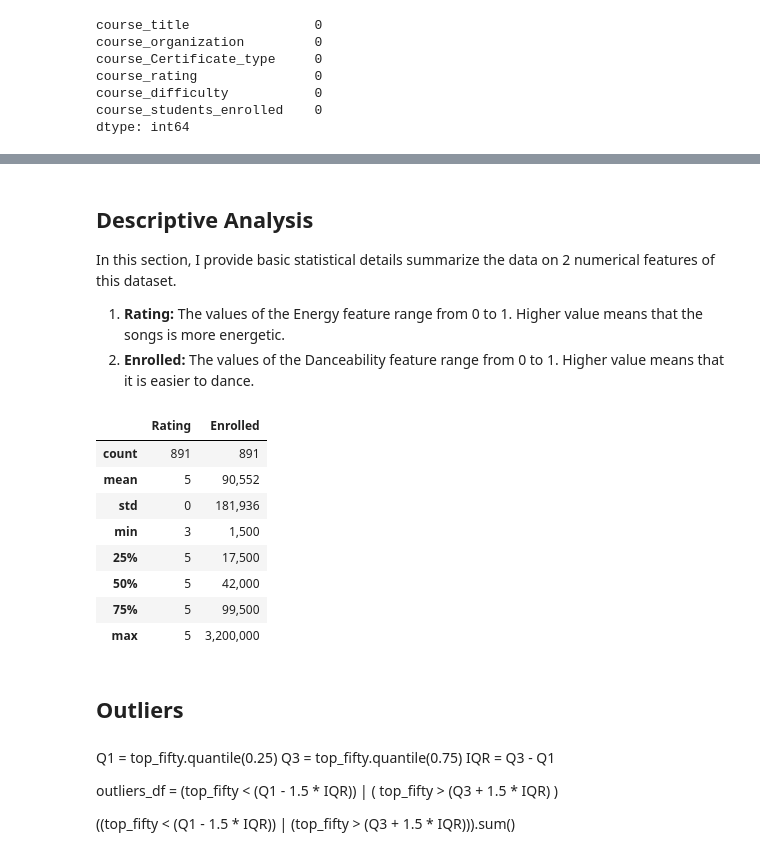
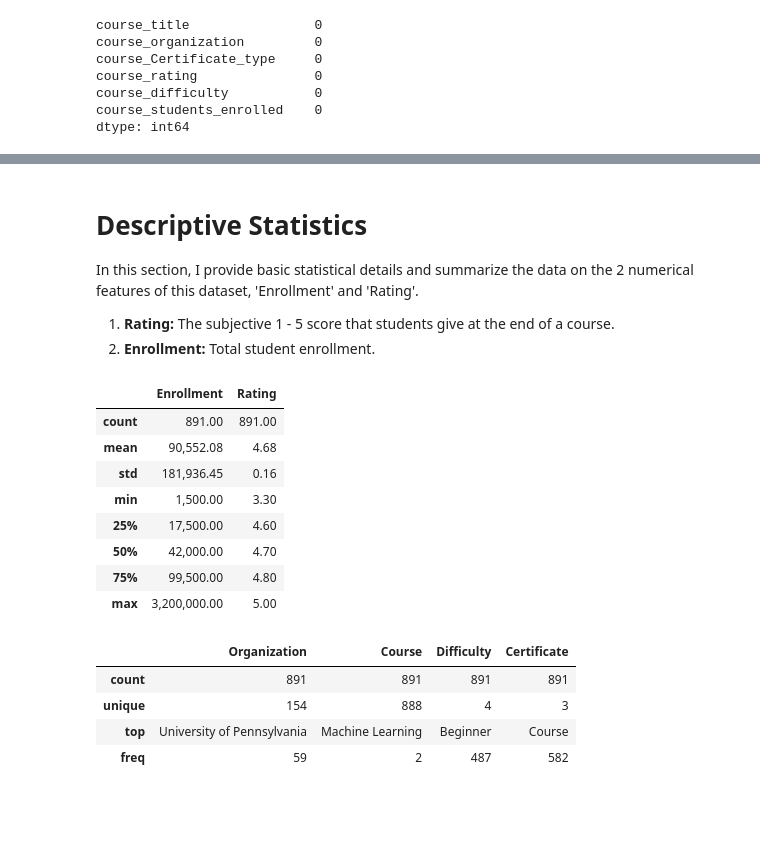
Before and after one commit to KevinNourian/Coursera, a Jupyter notebook: Project/Coursera.ipynb, the cells around one changed output, grey strips where cells are left out. Cells and saved outputs as stored; diff of their text form; code cells hidden in the pictures; blank space fills up the shorter version.

```diff
--- a/Project/Coursera.ipynb
+++ b/Project/Coursera.ipynb
@@ -185,8 +287,7 @@ coursera['Symbol'] = coursera['Enrollment'].str[-1:]
 # %%
-# Extractd the digits from the Enrollment column and set the digits as float.
-
+# Extractes the digits from the Enrollment column and set the digits as float.
 pd.set_option("max_rows", None)
-coursera['Enrollment'] = coursera['Enrollment'].str.extract(r'(\d+[.\d]*)').astype(float)
+coursera["Students"] = coursera["Students"].str.extract(r"(\d+[.\d]*)").astype(float)
 # %%
 # If the 'Symbol' column shows 'k', the number in the Enrollment column is multiplied by 1000.
 # If it shows 'm', the number is multiplied by 1,000,000.
@@ -197,14 +297,10 @@ coursera['Multiple'] = coursera['Multiple'].astype(int)
 # %%
-# I created a new column called, 'Enrolled' with the product of the multiplication as explained above.
-# This column is formated to display numbers with comma separator on each 3 digits from the right.
-
-coursera['Enrolled'] = coursera['Enrollment'] * coursera['Multiple']
-coursera['Enrolled'] = coursera['Enrolled'].astype(float)
-pd.options.display.float_format = '{:,.0f}'.format
+# Creates a new column called, 'Enrolled' with the product of the multiplication above.
+coursera["Enrollment"] = coursera["Students"] * coursera["Multiple"]
+coursera["Enrollment"] = coursera["Enrollment"].astype(int)
 # %%
-# Finally, I deleted the unnecssary columns after the operations above.
-
-coursera = coursera.drop(['Symbol', 'Multiple', 'Enrollment'], axis = 1)
+# Deletes the unnecssary columns after the operations above.
+coursera = coursera.drop(["Symbol", "Multiple", "Students"], axis=1)
 # %%
 coursera.head(10)
 # %% [output]
@@ -221,0 +322,5 @@ coursera.head(10)
+# %%
+coursera = coursera[
+    ["Organization", "Course", "Difficulty", "Certificate", "Enrollment", "Rating"]
+]
+coursera.head(10)
@@ -222,21 +339,19 @@ coursera.head(10)
 # %% [markdown]
-## Descriptive Analysis
+# Descriptive Statistics
 
-In this section, I provide basic statistical details summarize the data on 2 numerical features of this dataset.
+In this section, I provide basic statistical details and summarize the data on the 2 numerical features of this dataset, 'Enrollment' and 'Rating'.
 
-1.  **Rating:** The values of the Energy feature range from 0 to 1. Higher value means that the songs is more energetic.
-2.  **Enrolled:** The values of the Danceability feature range from 0 to 1. Higher value means that it is easier to dance.
+1.  **Rating:** The subjective 1 - 5 score that students give at the end of a course.
+2.  **Enrollment:** Total student enrollment.
 # %%
-coursera.describe()
+coursera.describe().applymap("{:,.2f}".format)
 # %% [output]
-|  | Rating | Enrolled |
-| count | 891 | 891 |
-| mean | 5 | 90,552 |
-| std | 0 | 181,936 |
-| min | 3 | 1,500 |
-| 25% | 5 | 17,500 |
-| 50% | 5 | 42,000 |
-| 75% | 5 | 99,500 |
-| max | 5 | 3,200,000 |
+|  | Enrollment | Rating |
+| count | 891.00 | 891.00 |
+| mean | 90,552.08 | 4.68 |
+| std | 181,936.45 | 0.16 |
+| min | 1,500.00 | 3.30 |
+| 25% | 17,500.00 | 4.60 |
+| 50% | 42,000.00 | 4.70 |
+| 75% | 99,500.00 | 4.80 |
+| max | 3,200,000.00 | 5.00 |
-# %% [markdown]
-## Outliers
@@ -247,10 +357,0 @@ warnings.simplefilter(action = "ignore", category = FutureWarning)
-# %% [markdown]
-Q1 = top_fifty.quantile(0.25)
-Q3 = top_fifty.quantile(0.75)
-IQR = Q3 - Q1
-
-outliers_df = (top_fifty < (Q1 - 1.5 * IQR)) | (
-    top_fifty > (Q3 + 1.5 * IQR)
-)
-
-((top_fifty < (Q1 - 1.5 * IQR)) | (top_fifty > (Q3 + 1.5 * IQR))).sum()
@@ -269,0 +358,8 @@ fig.delaxes(ax = axes[2,2])
+# %%
+coursera.describe(include="object")
+# %% [output]
+|  | Organization | Course | Difficulty | Certificate |
+| count | 891 | 891 | 891 | 891 |
+| unique | 154 | 888 | 4 | 3 |
+| top | University of Pennsylvania | Machine Learning | Beginner | Course |
+| freq | 59 | 2 | 487 | 582 |
```
Also changed, not shown: parts of 131 cells of this notebook, 1 other file.
